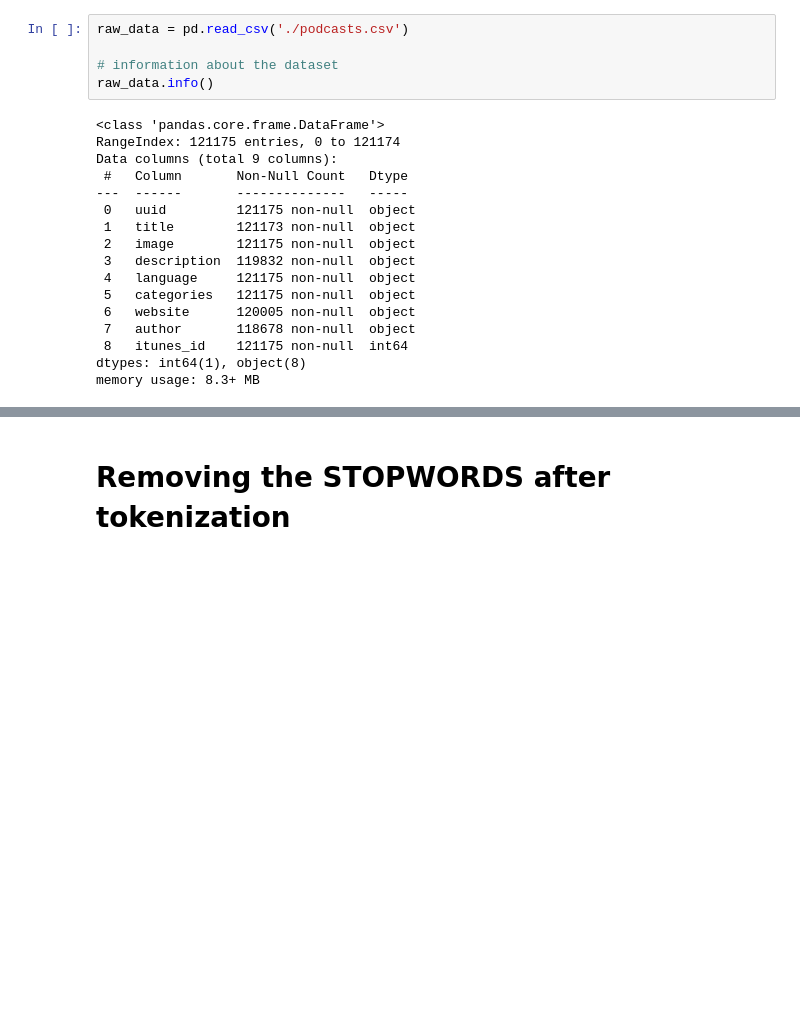
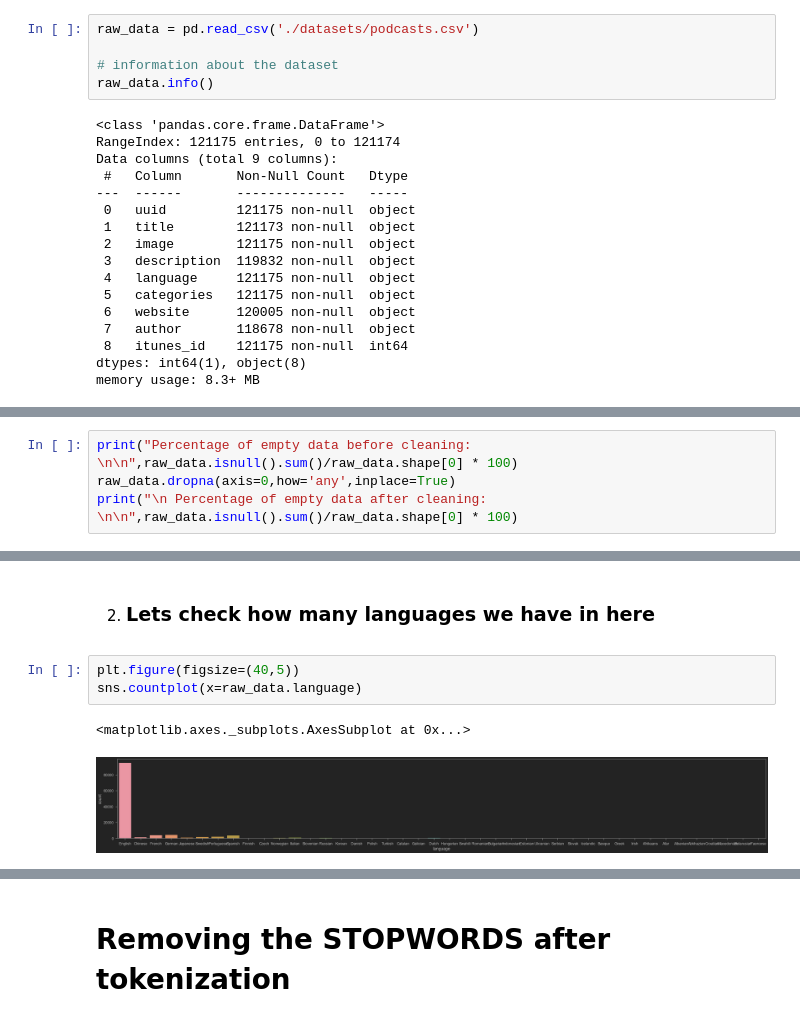
Before and after one commit to the-mohamed-riaz/keyword-extraction, a Jupyter notebook: keyword_extraction.ipynb, the cells around one changed output, grey strips where cells are left out. Saved outputs shown, nothing was run; the diff lists cells and outputs as text; blank space fills up the shorter version.

```diff
--- a/keyword_extraction.ipynb
+++ b/keyword_extraction.ipynb
@@ -5,7 +17,7 @@ import matplotlib.pyplot as plt
 # %% [markdown]
 ## Loading the Dataset
 # %%
-raw_data = pd.read_csv('./podcasts.csv')
+raw_data = pd.read_csv('./datasets/podcasts.csv')
 
 # information about the dataset
 raw_data.info()
@@ -48,0 +52,4 @@ dtype: int64
+# %%
+print("Percentage of empty data before cleaning: \n\n",raw_data.isnull().sum()/raw_data.shape[0] * 100)
+raw_data.dropna(axis=0,how='any',inplace=True)
+print("\n Percentage of empty data after cleaning: \n\n",raw_data.isnull().sum()/raw_data.shape[0] * 100)
@@ -48,0 +74,8 @@ dtype: int64
+# %% [markdown]
+<ol start='2'><li><h3> Lets check how many languages we have in here</h3></li></ol>
+# %%
+plt.figure(figsize=(40,5))
+sns.countplot(x=raw_data.language)
+# %% [output]
+<matplotlib.axes._subplots.AxesSubplot at 0x...>
+[figure, added]
```
Also changed, not shown: parts of 17 cells of this notebook, 2 other files.
